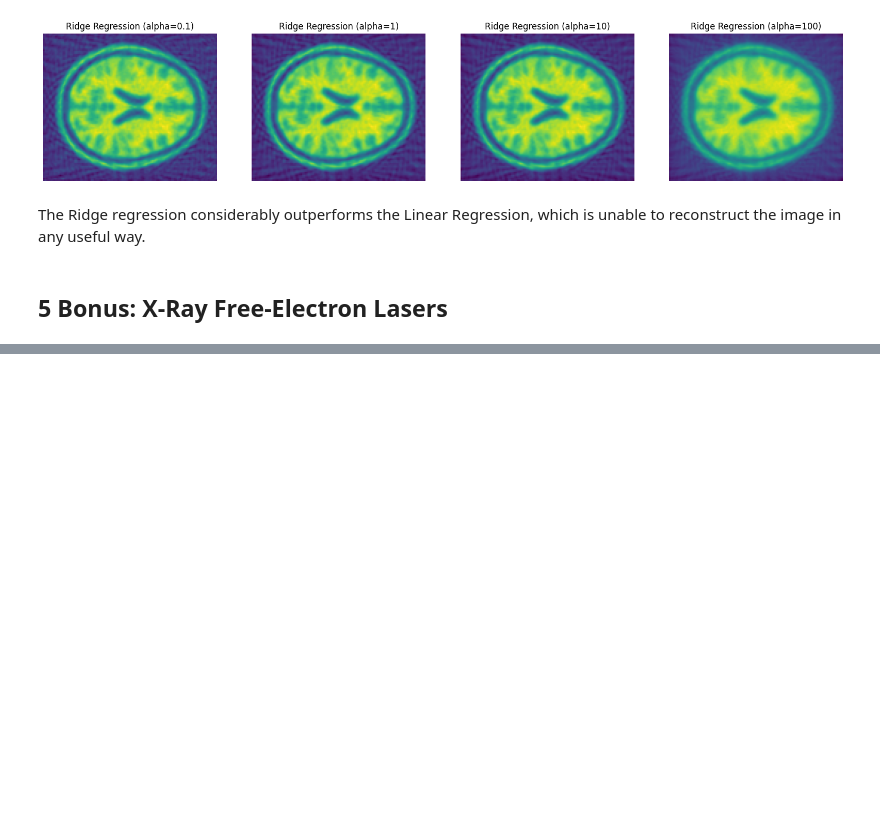
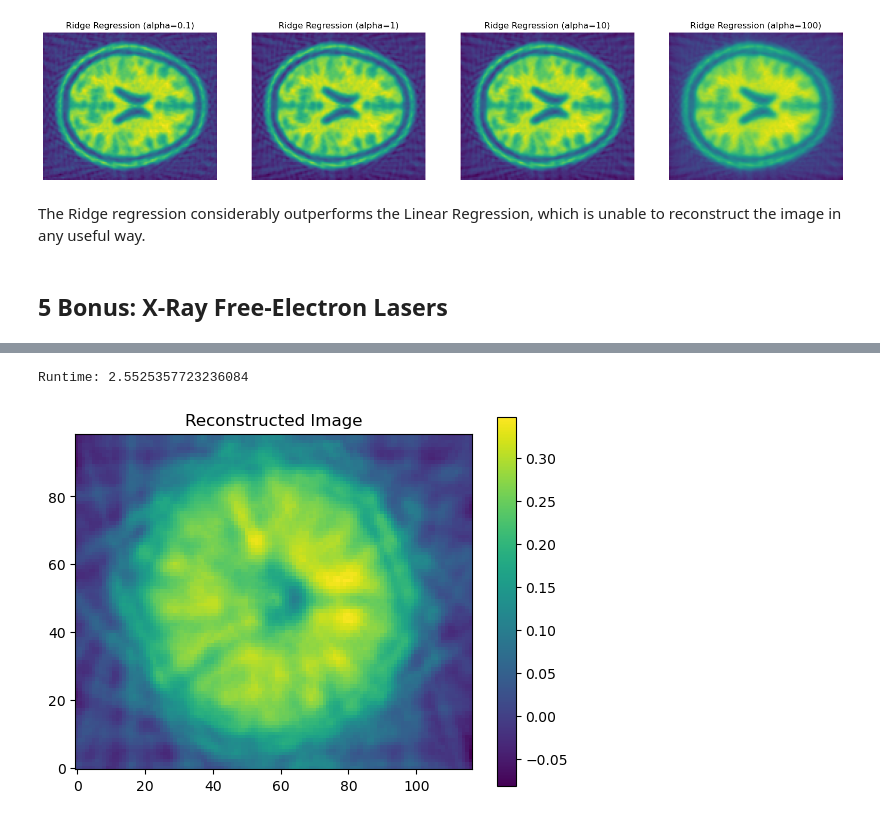
Before and after one commit to sh2099/ML_PHYS24, a Jupyter notebook: sheet03/sheet03.ipynb, the cells around one changed output, grey strips where cells are left out. Cells and saved outputs as stored; diff of their text form; code cells hidden in the pictures; blank space fills up the shorter version.

```diff
--- a/sheet03/sheet03.ipynb
+++ b/sheet03/sheet03.ipynb
@@ -286,0 +340,47 @@ plt.show()
+# %%
+x_sub = []
+y_sub = []
+for i in range(n_angles):
+    x_sub.append(design_matrix[:, i*n_parallel_rays: (i+1)*n_parallel_rays])
+    y_sub.append(sino_shuffled[i])
+# %%
+# submatrix pair
+def loss_ridge(x, y, beta, alpha):
+    m = y - beta.T @ x
+
+    return np.dot(m.flatten(), m.flatten()) + alpha * np.dot(beta.flatten(), beta.flatten())
+
+t1=time.time()
+
+permuts = []
+for i in range(n_angles):
+    score = np.inf
+    ind = -1
+    for j in range(n_angles):
+        if j in set(permuts):
+            continue
+
+        model = Ridge(alpha=1)
+        model.fit(x_sub[i].T, y_sub[j].flatten())
+        score_tmp = loss_ridge(x_sub[i], y_sub[j].reshape(1, n_parallel_rays), model.coef_.reshape(res[0]*res[1], 1), 1)
+        if score > score_tmp:
+            ind = j
+            score = score_tmp
+    permuts.append(ind)
+
+y_guess = np.array([x for _, x in sorted(zip(permuts, y_sub))]).flatten()
+
+ridge_model = Ridge(alpha=1)
+ridge_model.fit(design_matrix.T, y_guess)
+reconstructed_image_ridge = ridge_model.coef_.reshape(res)
+
+t2=time.time()
+print(f"Runtime: {t2-t1}")
+
+plt.imshow(reconstructed_image, origin='lower')
+plt.title('Reconstructed Image')
+plt.colorbar()
+plt.show()
+# %% [output]
+Runtime: 2.5525357723236084
+[figure, added]
```
Also changed, not shown: parts of 21 cells of this notebook, 1 other file.
